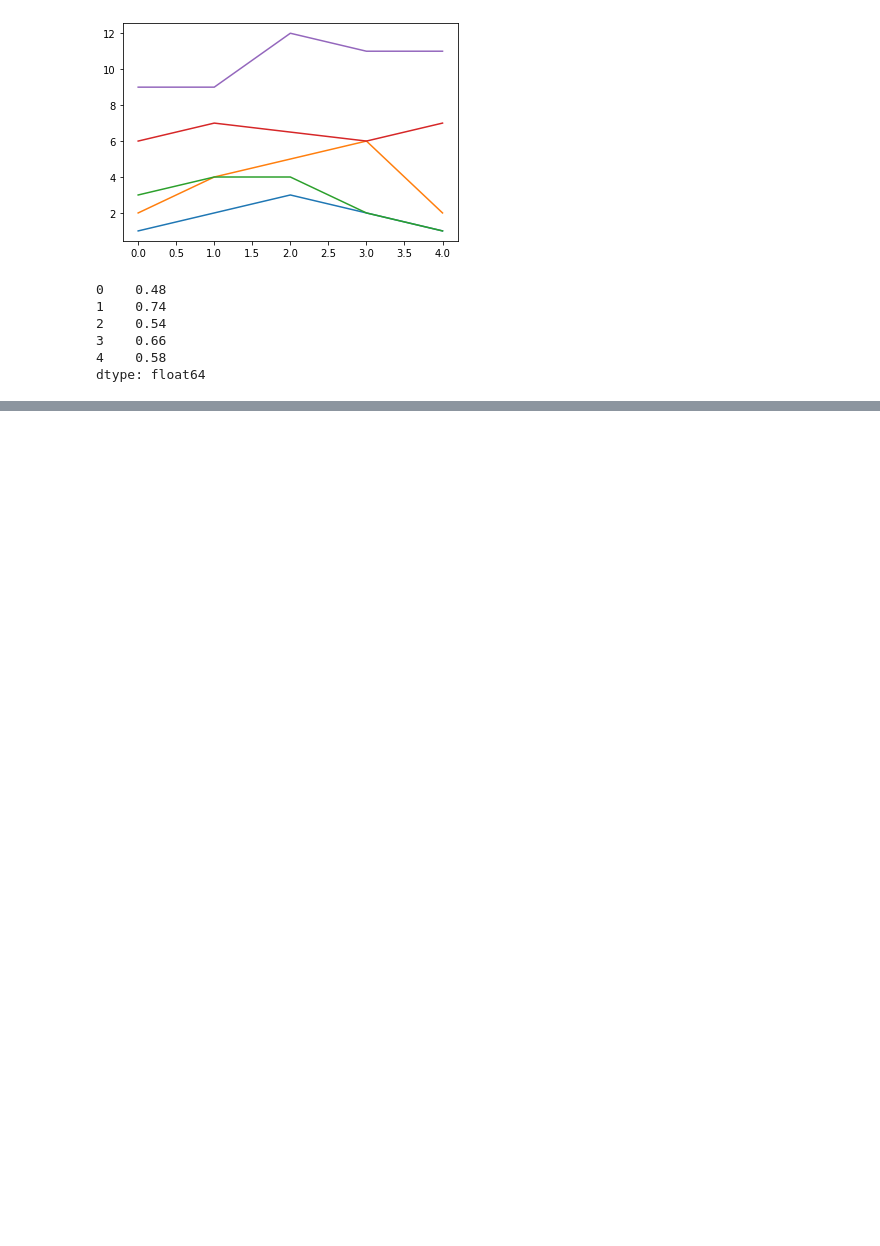
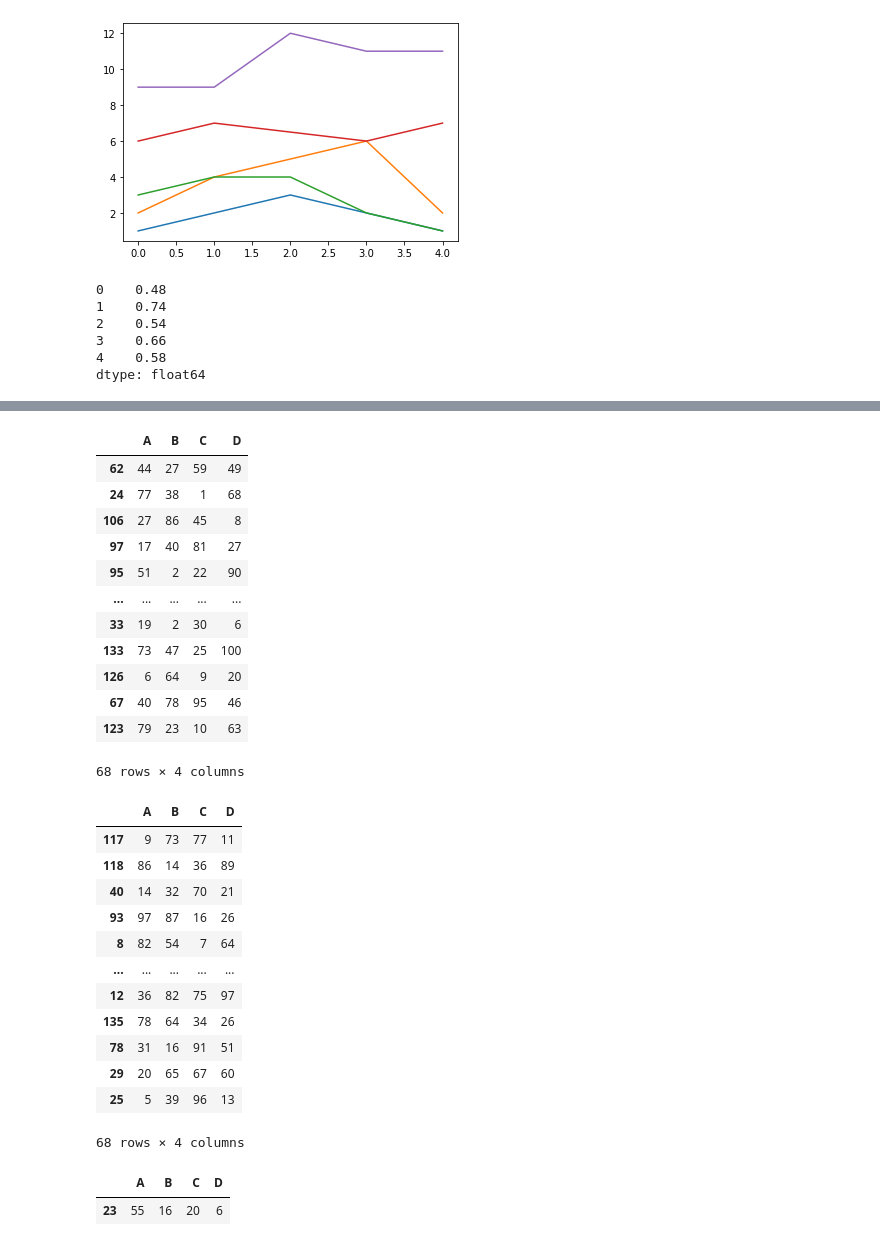
Before and after one commit to braingeneers/statdepth, a Jupyter notebook: testing_notebooks/jlehrer_testing_notebook_01.ipynb, the cells around one changed output, grey strips where cells are left out. Drawn from its saved outputs; the diff is of its cells as text; code cells hidden in the pictures; blank space fills up the shorter version.

```diff
--- a/testing_notebooks/jlehrer_testing_notebook_01.ipynb
+++ b/testing_notebooks/jlehrer_testing_notebook_01.ipynb
@@ -210,0 +229,39 @@ df = pd.DataFrame({'x_0': [1, 2, 1, 1, 2],
+# %%
+def samplebanddepth(data: list)
+ss = df.shape[0] // K
+
+for n in range(K):
+    t = df.sample(n=ss)
+    df = df.drop(t.index)
+    display(t)
+
+df
+# %% [output]
+|  | A | B | C | D |
+| 62 | 44 | 27 | 59 | 49 |
+| 24 | 77 | 38 | 1 | 68 |
+| 106 | 27 | 86 | 45 | 8 |
+| 97 | 17 | 40 | 81 | 27 |
+| 95 | 51 | 2 | 22 | 90 |
+| ... | ... | ... | ... | ... |
+| 33 | 19 | 2 | 30 | 6 |
+| 133 | 73 | 47 | 25 | 100 |
+| 126 | 6 | 64 | 9 | 20 |
+| 67 | 40 | 78 | 95 | 46 |
+| 123 | 79 | 23 | 10 | 63 |
+68 rows × 4 columns
+|  | A | B | C | D |
+| 117 | 9 | 73 | 77 | 11 |
+| 118 | 86 | 14 | 36 | 89 |
+| 40 | 14 | 32 | 70 | 21 |
+| 93 | 97 | 87 | 16 | 26 |
+| 8 | 82 | 54 | 7 | 64 |
+| ... | ... | ... | ... | ... |
+| 12 | 36 | 82 | 75 | 97 |
+| 135 | 78 | 64 | 34 | 26 |
+| 78 | 31 | 16 | 91 | 51 |
+| 29 | 20 | 65 | 67 | 60 |
+| 25 | 5 | 39 | 96 | 13 |
+68 rows × 4 columns
+|  | A | B | C | D |
+| 23 | 55 | 16 | 20 | 6 |
```
Also changed, not shown: parts of 7 cells of this notebook, 2 other files.
